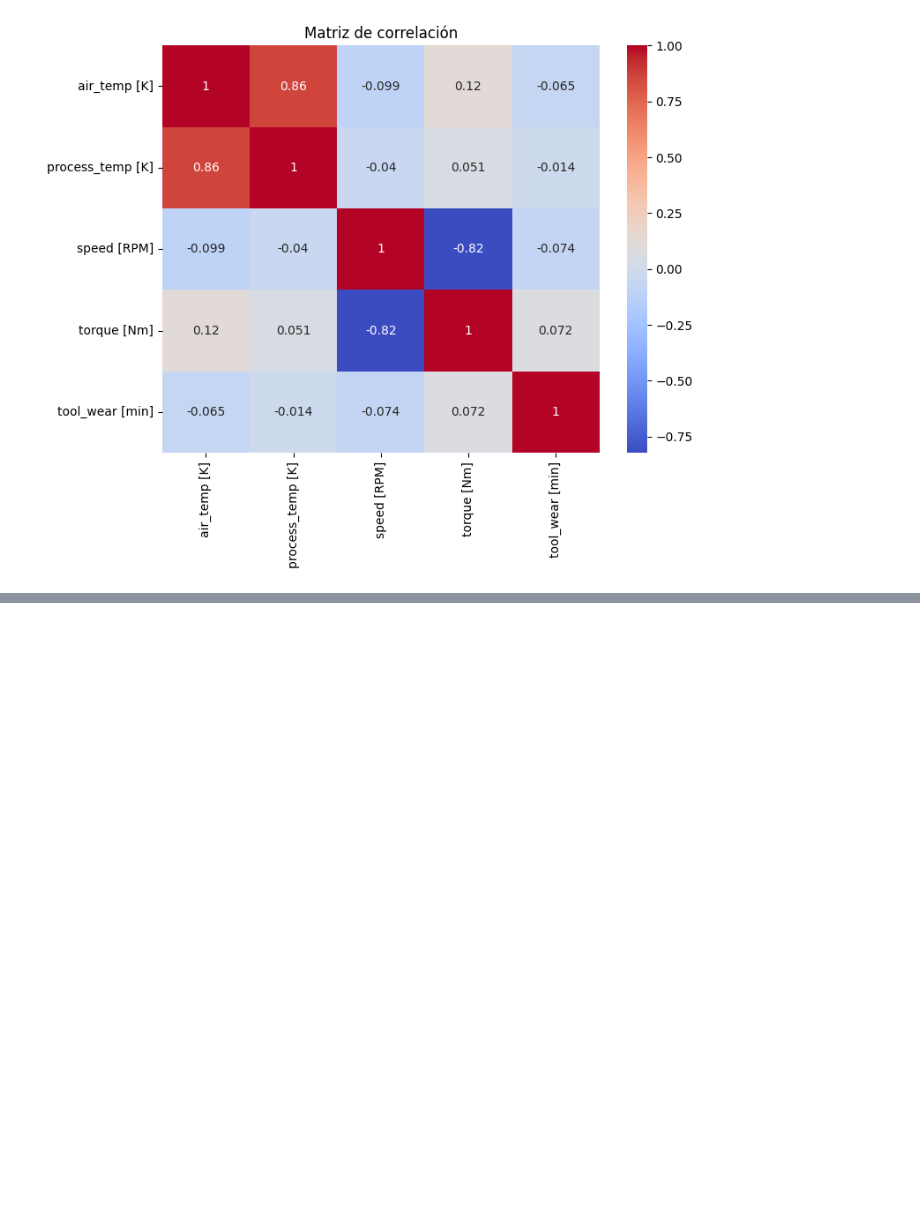
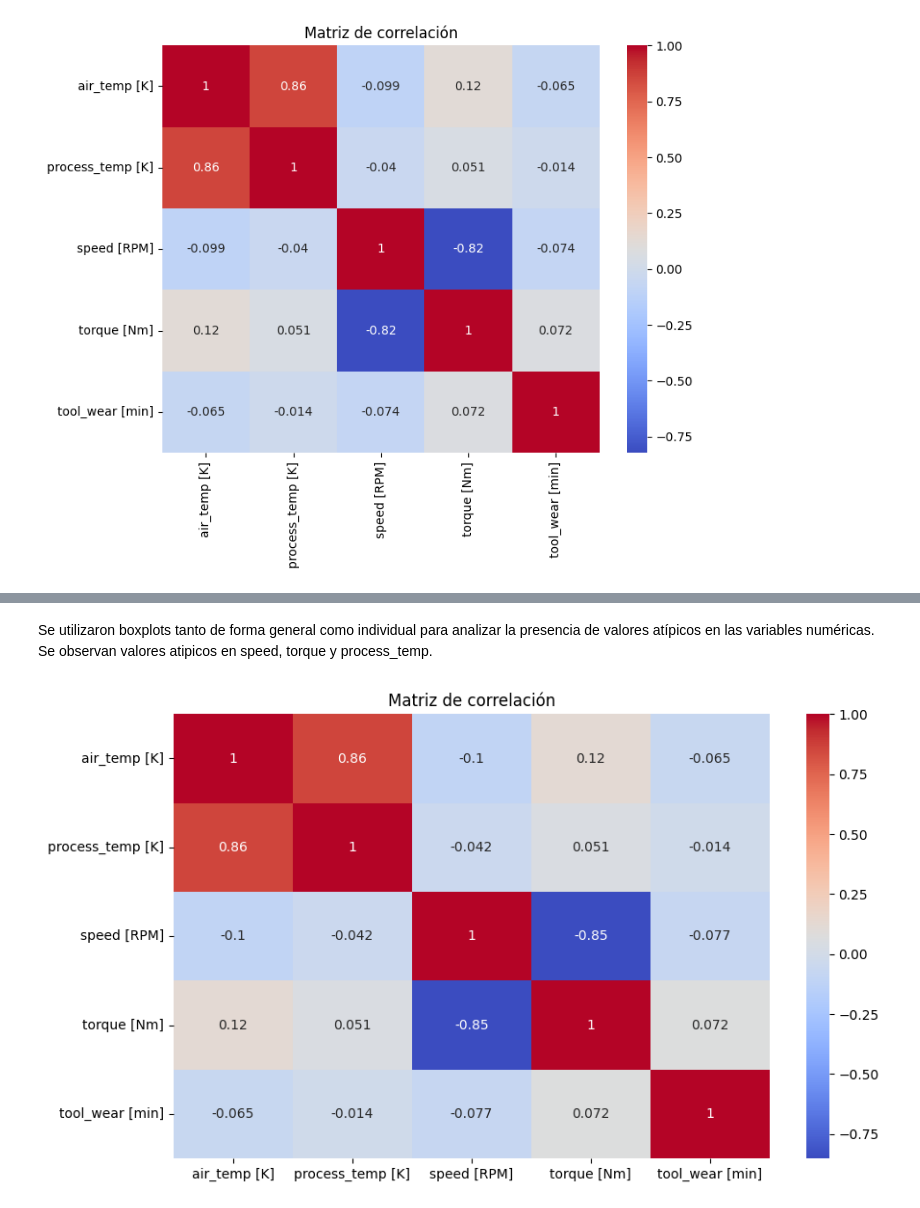
Before and after one commit to Valentinad21/CDD, a Jupyter notebook: TP1.ipynb, the cells around one changed output, grey strips where cells are left out. Saved outputs shown, nothing was run; the diff lists cells and outputs as text; code cells hidden in the pictures; blank space fills up the shorter version.

```diff
--- a/TP1.ipynb
+++ b/TP1.ipynb
@@ -114,0 +241,14 @@ plt.show()
+# %% [markdown]
+Se utilizaron boxplots tanto de forma general como individual para analizar la presencia de valores atípicos en las variables numéricas. Se observan valores atipicos en speed, torque y process_temp.
+# %%
+# Visualizamos la matriz de correlación de la columnas especificadas en cols
+plt.figure(figsize=(10,6))
+
+corr = df[cols].corr()
+
+sns.heatmap(corr, annot=True, cmap='coolwarm')
+
+plt.title("Matriz de correlación")
+plt.show()
+# %% [output]
+[figure, added]
```
Also changed, not shown: parts of 21 cells of this notebook.
